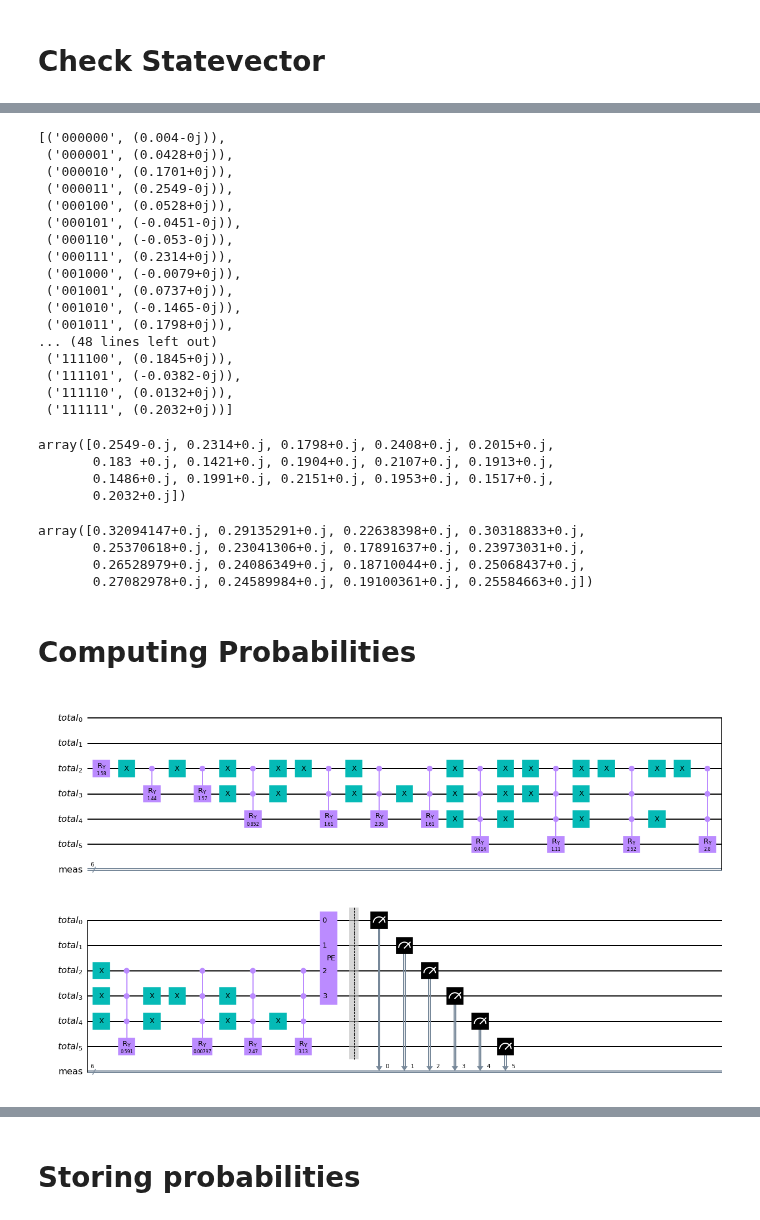
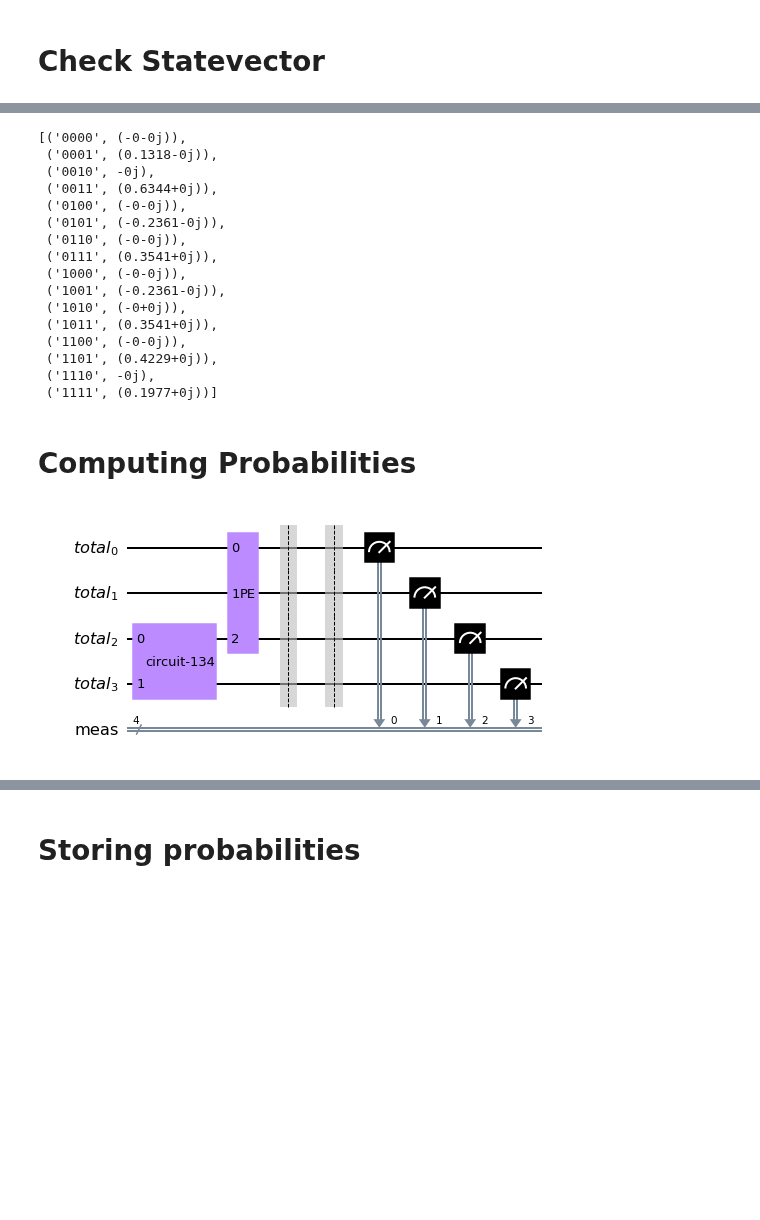
Before and after one commit to PolnareffPark/QuPCA, a Jupyter notebook: tomography_test.ipynb, the cells around one changed output, grey strips where cells are left out. Drawn from its saved outputs; the diff is of its cells as text; code cells hidden in the pictures; blank space fills up the shorter version.

```diff
--- a/tomography_test.ipynb
+++ b/tomography_test.ipynb
@@ -14,19 +14,23 @@ from qiskit import QuantumRegister, ClassicalRegister, QuantumCircuit
 from qiskit.algorithms.linear_solvers.matrices.numpy_matrix import NumPyMatrix
 from qiskit.circuit.library import PhaseEstimation
 import matplotlib.pyplot as plt
-
+from qiskit import BasicAer, execute
+import scipy as sc
+#np.random.seed(16)
 
 #example_matrix = np.array([[5.45, 11.14], [11.14, 1.42]])
 #example_matrix = np.array([[18.45, 1.14], [1.14, 15.82]])
 #example_matrix = np.array([[1.45, 5.14], [5.14, 7.82]])
 #example_matrix = np.array([[13.45, 3.4], [3.4, 1.82]])
-example_matrix=np.random.rand(4,4)
+example_matrix=np.random.rand(2,2)
 
 big_example_matrix = np.array([[0, 0, 0, 0], [0, 1, 0, 0], [0, 0, 2, 0], [0, 0, 0, 3]])
 #example_matrix = np.array([[1.5, 0.5, 1.5, 0.4], [0.5, 2, 2.9, 1.5], [0.3,0.5, 2.5, 1.6], [0.5, 0.5, 0.5, 2.5]])
 #example_matrix = np.array([[1.7, 0.2, 1.5, 0.2], [0.7, 1, 2.9, 1.1], [0.5,1.5, .7, 1.6], [0.5, 1.5, 0.5, 1.7]])
 example_matrix=np.dot(example_matrix,example_matrix.T)
-#example_matrix = np.array([[1.5, .5], [.5, 1.5]])
+#example_matrix = np.array([[0.6407, 0.3288], [0.3288, 0.3593]])
+#example_matrix = np.array([[1.5, 0.5], [0.5, 1.5]])
+
 sum_squares = (example_matrix**2).sum()
 input_probabilities = (example_matrix**2/sum_squares).flatten()
 
@@ -38,6 +40,6 @@ print(input_probabilities)
 # %%
 eig,e_v=np.linalg.eig(example_matrix)
-#b=np.array([3.,1.])
+b=np.array([3.,2.])
 #b=np.array([3.,2.,1.,0])
 BB = e_v@np.diag(b)@e_v.T
 BB, np.linalg.eig(BB)
@@ -308,58 +288,41 @@ bitstrings=[''.join([''.join(str(j)) for j in i]) for i in list(map(list, iterto
 ss=attach_bitstrings(statevector)
 ss
 # %% [output]
-[('000000', (0.004-0j)),
- ('000001', (0.0428+0j)),
- ('000010', (0.1701+0j)),
- ('000011', (0.2549-0j)),
- ('000100', (0.0528+0j)),
- ('000101', (-0.0451-0j)),
- ('000110', (-0.053-0j)),
- ('000111', (0.2314+0j)),
- ('001000', (-0.0079+0j)),
- ('001001', (0.0737+0j)),
- ('001010', (-0.1465-0j)),
- ('001011', (0.1798+0j)),
-... (48 lines left out)
- ('111100', (0.1845+0j)),
- ('111101', (-0.0382-0j)),
- ('111110', (0.0132+0j)),
- ('111111', (0.2032+0j))]
+[('0000', (-0-0j)),
+ ('0001', (0.1318-0j)),
+ ('0010', -0j),
+ ('0011', (0.6344+0j)),
+ ('0100', (-0-0j)),
+ ('0101', (-0.2361-0j)),
+ ('0110', (-0-0j)),
+ ('0111', (0.3541+0j)),
+ ('1000', (-0-0j)),
+ ('1001', (-0.2361-0j)),
+ ('1010', (-0+0j)),
+ ('1011', (0.3541+0j)),
+ ('1100', (-0-0j)),
+ ('1101', (0.4229+0j)),
+ ('1110', -0j),
+ ('1111', (0.1977+0j))]
-# %%
-a=[i[1] for i in ss if i[0][-2:]=='11']
-aa=np.array(a)
-aa
-# %% [output]
-array([0.2549-0.j, 0.2314+0.j, 0.1798+0.j, 0.2408+0.j, 0.2015+0.j,
-       0.183 +0.j, 0.1421+0.j, 0.1904+0.j, 0.2107+0.j, 0.1913+0.j,
-       0.1486+0.j, 0.1991+0.j, 0.2151+0.j, 0.1953+0.j, 0.1517+0.j,
-       0.2032+0.j])
-# %%
-nf=np.sqrt((1/(sum(aa**2))))
-aa*=nf
-aa
-# %% [output]
-array([0.32094147+0.j, 0.29135291+0.j, 0.22638398+0.j, 0.30318833+0.j,
-       0.25370618+0.j, 0.23041306+0.j, 0.17891637+0.j, 0.23973031+0.j,
-       0.26528979+0.j, 0.24086349+0.j, 0.18710044+0.j, 0.25068437+0.j,
-       0.27082978+0.j, 0.24589984+0.j, 0.19100361+0.j, 0.25584663+0.j])
 # %% [markdown]
 # Computing Probabilities
 # %%
 tot_qubit = resolution+len(example_matrix)
 
 qr_total = QuantumRegister(tot_qubit, 'total')
 # classical = ClassicalRegister(4, 'measure')
 
-total_circuit_1 = QuantumCircuit(qr_total , name='matrix')
+total_circuit = QuantumCircuit(qr_total , name='matrix')
 
-total_circuit_1.append(matrix_circuit.to_gate(), qr_total[resolution:])
-total_circuit_1.append(pe.to_gate(), qr_total[0:pe.num_qubits])
+total_circuit.append(matrix_circuit.to_gate(), qr_total[resolution:])
+total_circuit.append(pe.to_gate(), qr_total[0:pe.num_qubits])
 # total_circuit.measure(qr_total[:2], classical[:])
-#total_circuit_1.swap(qr_total[0],qr_total[1])
-total_circuit_1.measure_all()
+#total_circuit.swap(qr_total[0],qr_total[1])
+#total_circuit.measure_all()
+total_circuit.barrier()
 
-total_circuit_1.decompose(reps=1).draw("mpl")
+total_circuit.measure_all()
+total_circuit.draw("mpl")
 # %% [output]
-[figure, old version]
+[figure, new version]
 # %%
```
Also changed, not shown: parts of 42 cells of this notebook, 58 other files.
